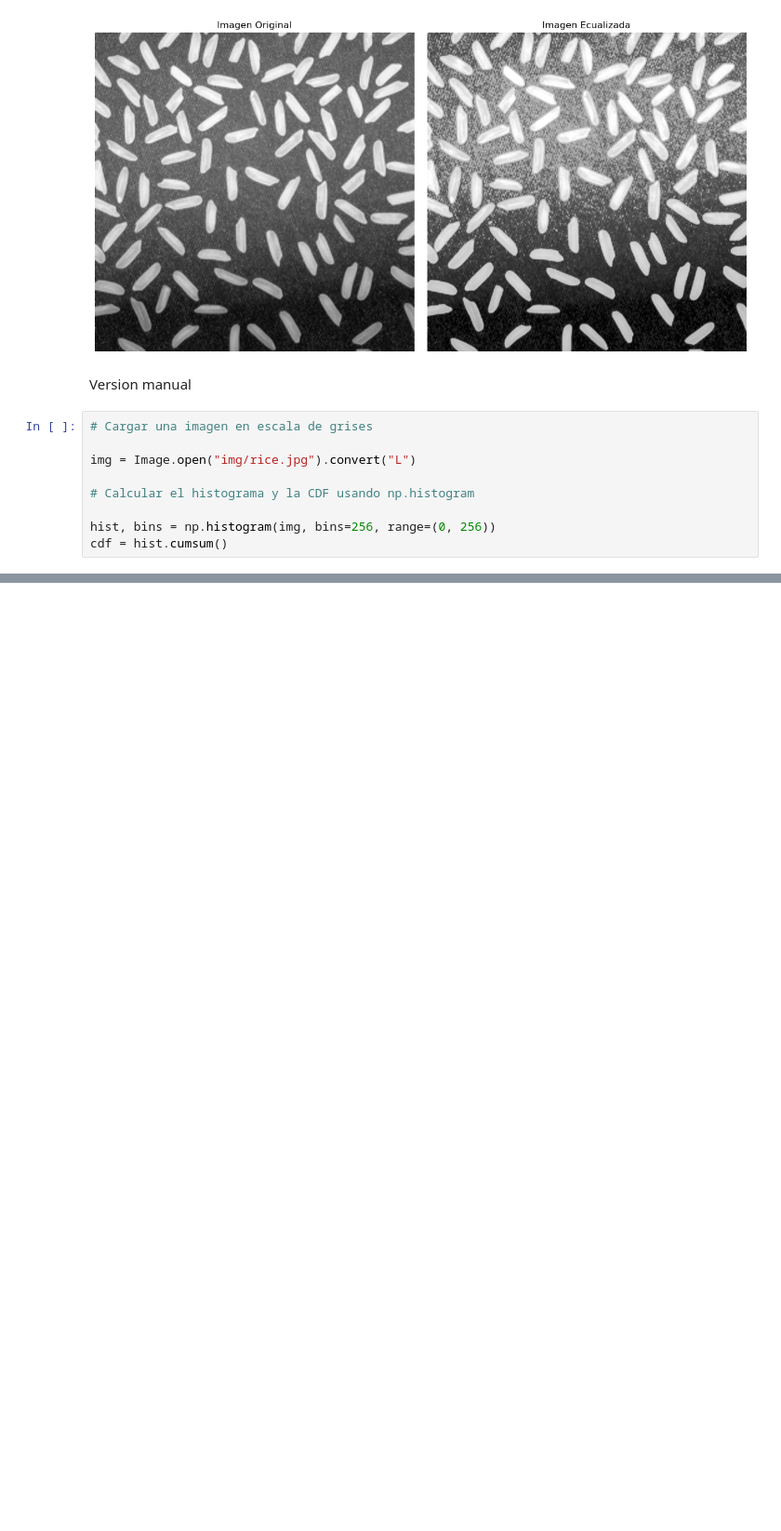
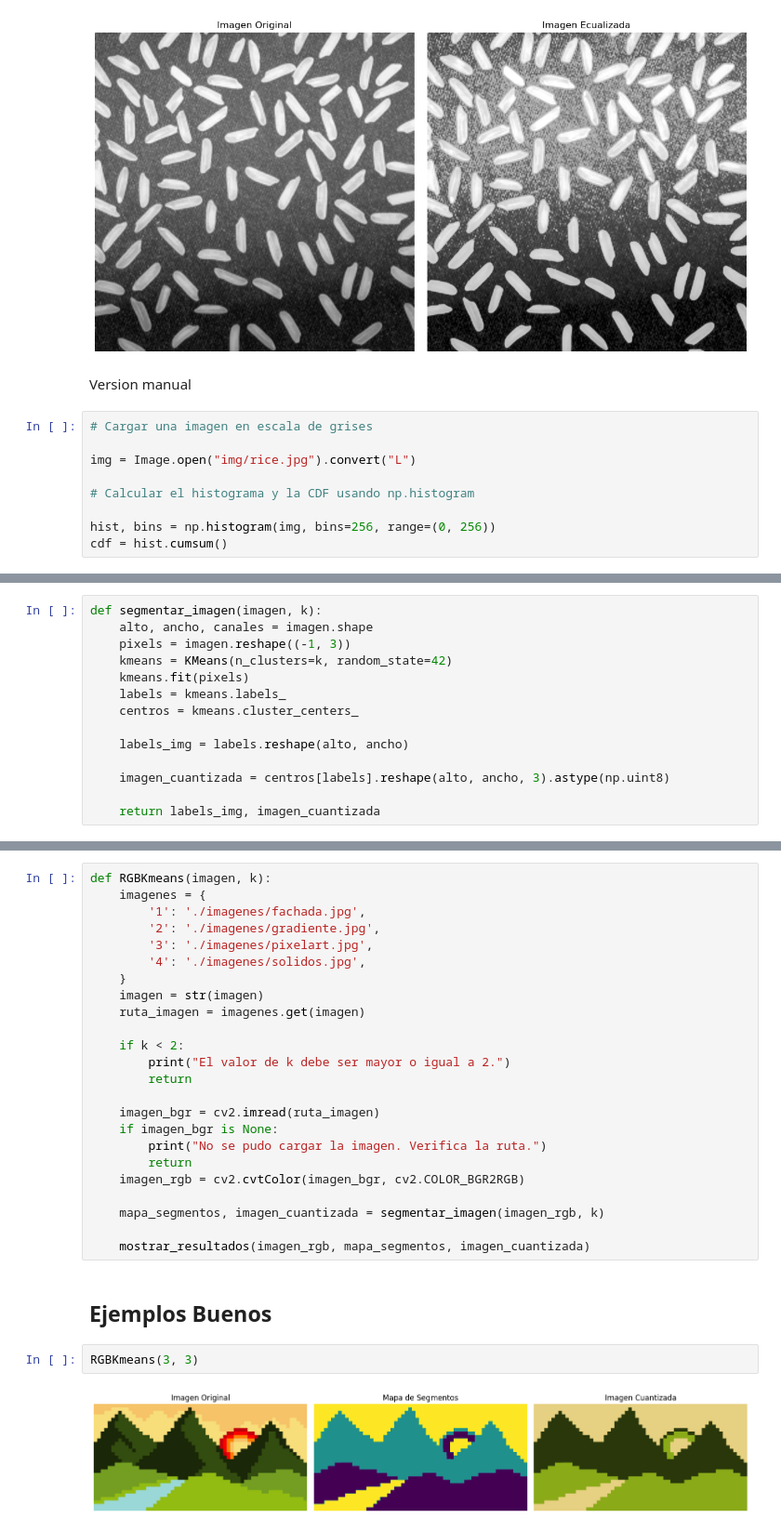
Before and after one commit to Diego2250/CV-LAB1, a Jupyter notebook: lab1.ipynb, the cells around one changed output, grey strips where cells are left out. Shown at 93% size. Drawn from its saved outputs; the diff is of its cells as text; blank space fills up the shorter version.

```diff
--- a/lab1.ipynb
+++ b/lab1.ipynb
@@ -86,0 +99,14 @@ cdf = hist.cumsum()
+# %%
+def segmentar_imagen(imagen, k):
+    alto, ancho, canales = imagen.shape
+    pixels = imagen.reshape((-1, 3))
+    kmeans = KMeans(n_clusters=k, random_state=42)
+    kmeans.fit(pixels)
+    labels = kmeans.labels_
+    centros = kmeans.cluster_centers_
+
+    labels_img = labels.reshape(alto, ancho)
+
+    imagen_cuantizada = centros[labels].reshape(alto, ancho, 3).astype(np.uint8)
+
+    return labels_img, imagen_cuantizada
@@ -86,0 +134,30 @@ cdf = hist.cumsum()
+# %%
+def RGBKmeans(imagen, k):
+    imagenes = {
+        '1': './imagenes/fachada.jpg',
+        '2': './imagenes/gradiente.jpg',
+        '3': './imagenes/pixelart.jpg',
+        '4': './imagenes/solidos.jpg',
+    }
+    imagen = str(imagen)
+    ruta_imagen = imagenes.get(imagen)
+
+    if k < 2:
+        print("El valor de k debe ser mayor o igual a 2.")
+        return
+
+    imagen_bgr = cv2.imread(ruta_imagen)
+    if imagen_bgr is None:
+        print("No se pudo cargar la imagen. Verifica la ruta.")
+        return
+    imagen_rgb = cv2.cvtColor(imagen_bgr, cv2.COLOR_BGR2RGB)
+
+    mapa_segmentos, imagen_cuantizada = segmentar_imagen(imagen_rgb, k)
+
+    mostrar_resultados(imagen_rgb, mapa_segmentos, imagen_cuantizada)
+# %% [markdown]
+## Ejemplos Buenos
+# %%
+RGBKmeans(3, 3)
+# %% [output]
+[figure, added]
```
Also changed, not shown: parts of 8 cells of this notebook.
